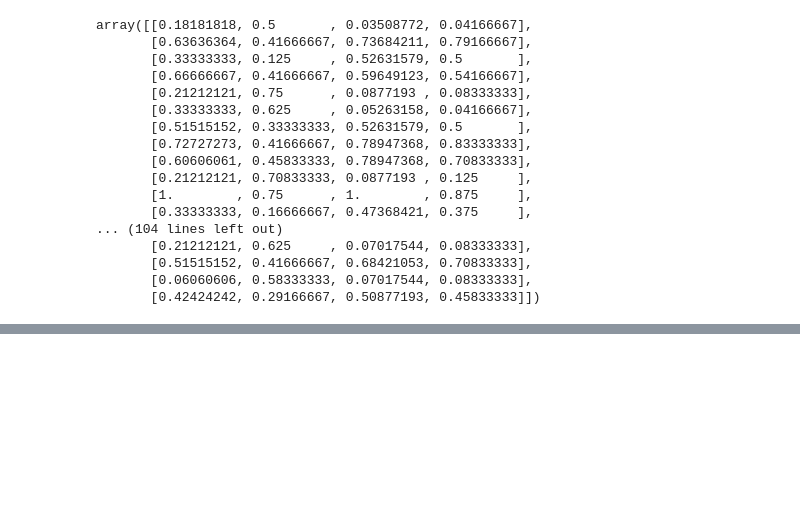
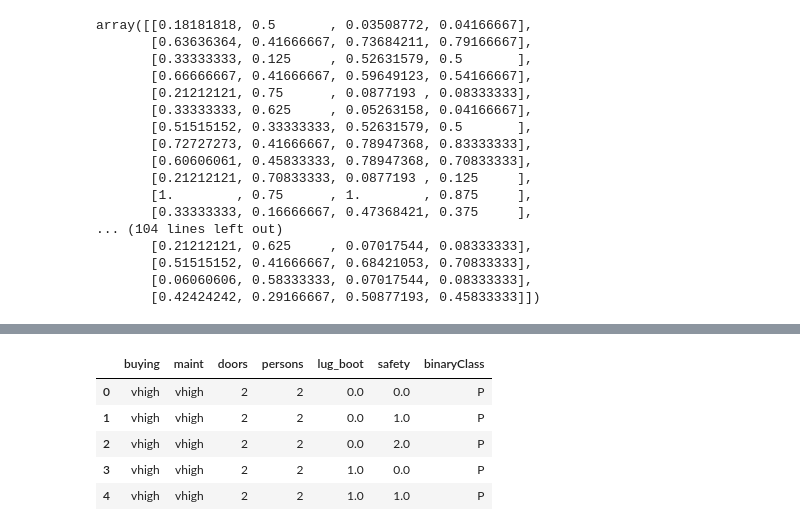
Before and after one commit to Abashansari/Scikit-practise-lab, a Jupyter notebook: scikitPractise.ipynb, the cells around one changed output, grey strips where cells are left out. Cells and saved outputs as stored; diff of their text form; code cells hidden in the pictures; blank space fills up the shorter version.

Commit message:
Encoding values into numbers

```diff
--- a/scikitPractise.ipynb
+++ b/scikitPractise.ipynb
@@ -308,0 +335,21 @@ array([[0.18181818, 0.5       , 0.03508772, 0.04166667],
+# %%
+# convert into int/numbers
+columns_to_encode=["lug_boot","safety"]
+
+encoder = OrdinalEncoder(
+    categories=[
+        ['small','med','big'],
+        ['low','med','high']
+    ]
+)
+
+df[columns_to_encode] = encoder.fit_transform(df[columns_to_encode])
+# %%
+df.head()
+# %% [output]
+|  | buying | maint | doors | persons | lug_boot | safety | binaryClass |
+| 0 | vhigh | vhigh | 2 | 2 | 0.0 | 0.0 | P |
+| 1 | vhigh | vhigh | 2 | 2 | 0.0 | 1.0 | P |
+| 2 | vhigh | vhigh | 2 | 2 | 0.0 | 2.0 | P |
+| 3 | vhigh | vhigh | 2 | 2 | 1.0 | 0.0 | P |
+| 4 | vhigh | vhigh | 2 | 2 | 1.0 | 1.0 | P |
```
Also changed, not shown: parts of 9 cells of this notebook.
